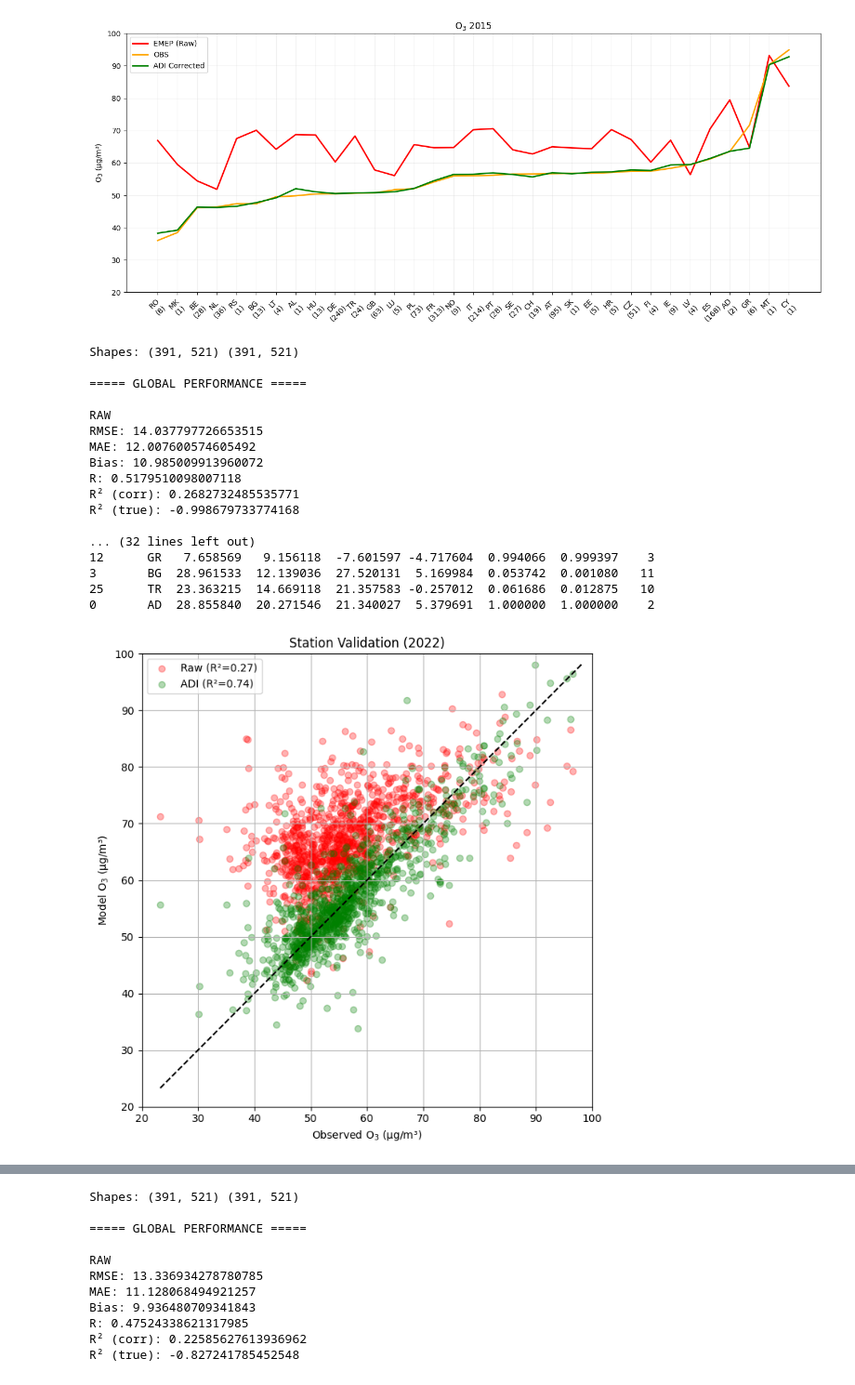
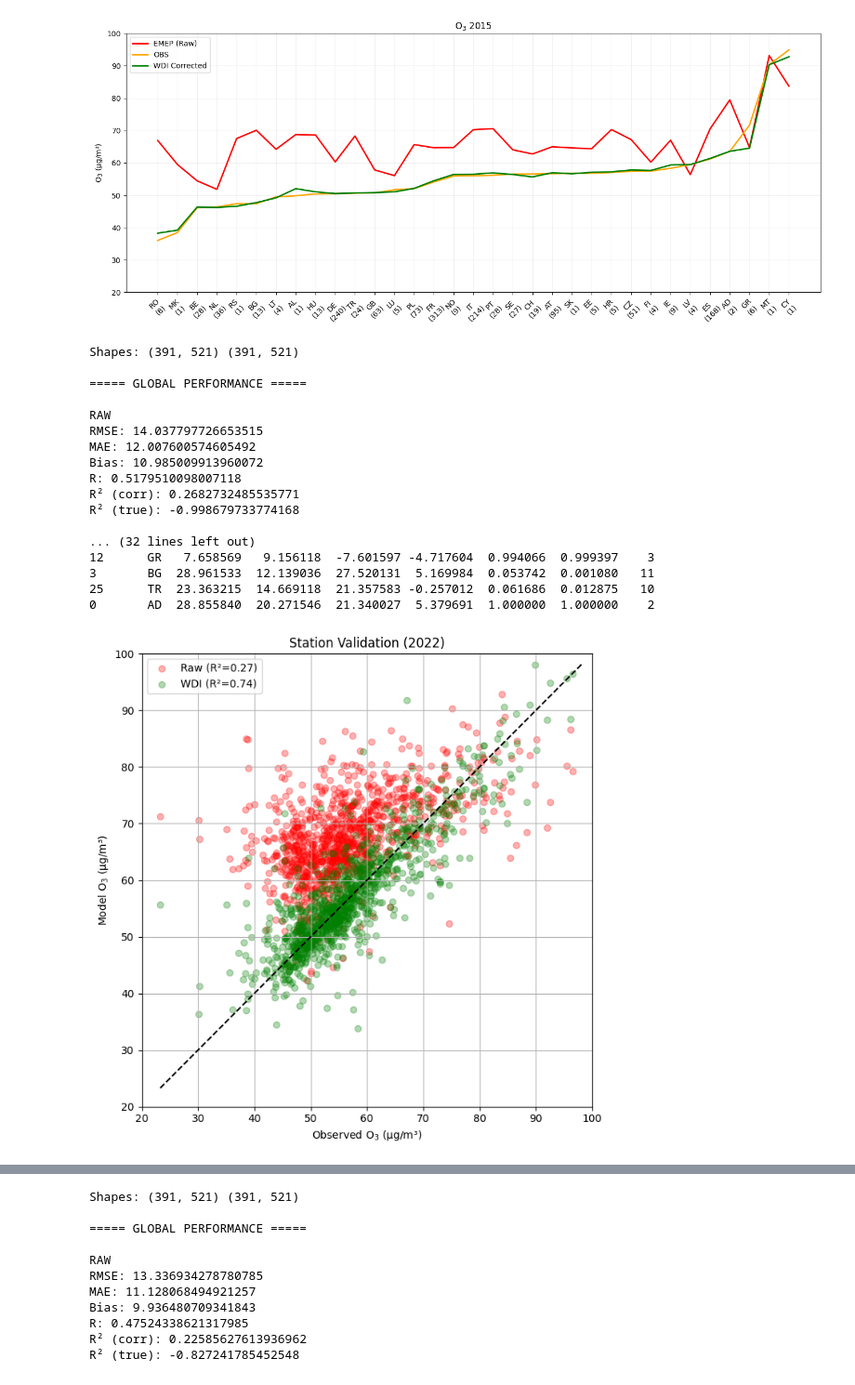
Before and after one commit to costpetrides/FAIRMODE-WG5, a Jupyter notebook: Phase2/WDI_O3.ipynb, the cells around one changed output, grey strips where cells are left out. Shown at 93% size. Drawn from its saved outputs; the diff is of its cells as text; code cells hidden in the pictures.

```diff
--- a/Phase2/WDI_O3.ipynb
+++ b/Phase2/WDI_O3.ipynb
@@ -1502,7 +1489,7 @@ plt.scatter(obs, raw_vals,
             alpha=0.3, color='red')
 
 plt.scatter(obs, wdi_vals,
-            label=f"ADI (R²={r2_wdi_corr:.2f})",
+            label=f"WDI (R²={r2_wdi_corr:.2f})",
             alpha=0.3, color='green')
 
 min_v = min(obs.min(), raw_vals.min(), wdi_vals.min())
@@ -1545,35 +1532,35 @@ plt.figure(figsize=(14,6))
 
 plt.plot(x, country_mean["RAW"], color='red', linewidth=2, label="EMEP (Raw)")
 plt.plot(x, country_mean["OBS"], color='orange', linewidth=2, label="OBS")
-plt.plot(x, country_mean["WDI"], color='green', linewidth=2, label="ADI Corrected")
+plt.plot(x, country_mean["WDI"], color='green', linewidth=2, label="WDI Corrected")
 
 plt.xticks(x, labels, rotation=45)
 plt.ylabel("O$_3$ (μg/m³)")
 plt.title("O$_3$ 2022")
 plt.ylim(20,100)
 plt.legend()
 plt.grid(alpha=0.2)
 plt.tight_layout()
 plt.show()
 # %% [output]
 Shapes: (391, 521) (391, 521)
 
 ===== GLOBAL PERFORMANCE =====
 
 RAW
 RMSE: 14.037797726653515
 MAE: 12.007600574605492
 Bias: 10.985009913960072
 R: 0.5179510098007118
 R² (corr): 0.2682732485535771
 R² (true): -0.998679733774168
 
 ... (32 lines left out)
 12      GR   7.658569   9.156118  -7.601597 -4.717604  0.994066  0.999397    3
 3       BG  28.961533  12.139036  27.520131  5.169984  0.053742  0.001080   11
 25      TR  23.363215  14.669118  21.357583 -0.257012  0.061686  0.012875   10
 0       AD  28.855840  20.271546  21.340027  5.379691  1.000000  1.000000    2
-[figure, old version]
+[figure, new version]
 [figure]
 # %%
 import numpy as np
```
Also changed, not shown: parts of 4 cells of this notebook.
